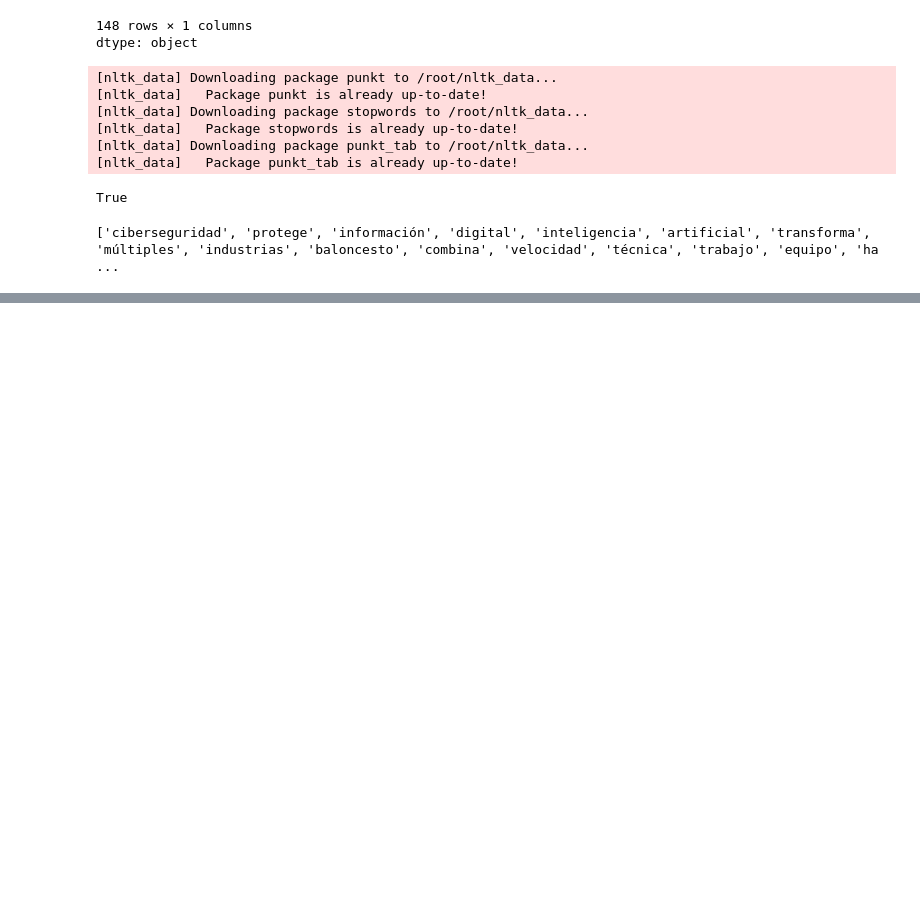
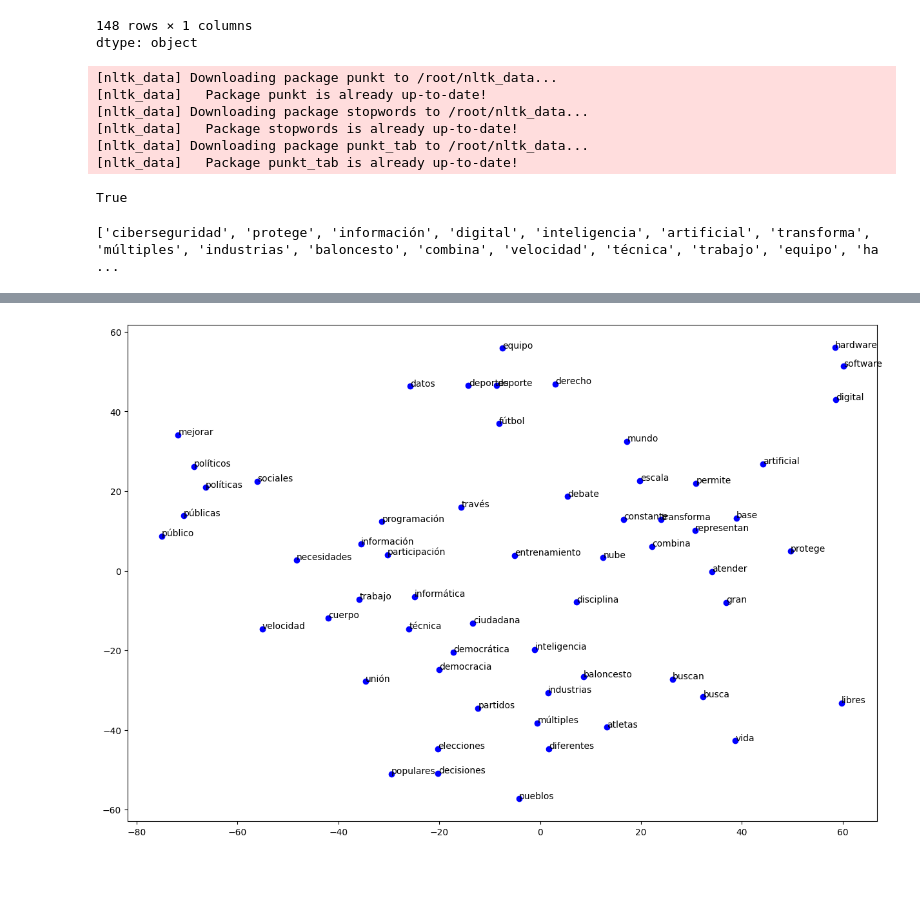
Before and after one commit to LailaBulh/Procesamiento_Lenguaje_Natural, a Jupyter notebook: Embeddings.ipynb, the cells around one changed output, grey strips where cells are left out. Saved outputs shown, nothing was run; the diff lists cells and outputs as text; code cells hidden in the pictures; blank space fills up the shorter version.

```diff
--- a/Embeddings.ipynb
+++ b/Embeddings.ipynb
@@ -106,0 +155,8 @@ print(tokens_filtrados)
+# %%
+tokens_unicos = list()
+
+for palabra in frecuencia:
+  if palabra not in tokens_unicos:
+    tokens_unicos.append(palabra)
+
+#print(f'Tokens únicos: {tokens_unicos}')
@@ -106,0 +165,5 @@ print(tokens_filtrados)
+# %%
+### Filtrar palabras que estén en el vocabulario del modelo
+
+palabras_filtradas = [p for p in tokens_unicos if p in model.key_to_index]
+print(f'Palabras dentro del modelo: {palabras_filtradas}')
@@ -106,0 +172,6 @@ print(tokens_filtrados)
+# %%
+### Obtener embeddings
+X = np.array([model[p] for p in palabras_filtradas])
+
+print(X.shape)
+print(X[0])
@@ -106,0 +198,8 @@ print(tokens_filtrados)
+# %%
+### Reducción de dimensionalidad con t-SNE
+
+tsne = TSNE(n_components= 2, random_state= 42, perplexity= 5, init= 'pca')
+X_2d = tsne.fit_transform(X)
+
+print(X_2d.shape)
+print(X_2d)
@@ -106,0 +224,14 @@ print(tokens_filtrados)
+# %%
+### Crear visualización
+
+plt.figure(figsize= (15,10))
+for i, palabra in enumerate(palabras_filtradas):
+  x, y = X_2d[i, 0], X_2d[i, 1]
+  plt.scatter(x, y, c= 'blue')
+  plt.text(x+0.05, y+0.05, palabra, fontsize= 10)
+
+plt.show()
+# %% [output]
+[figure, added]
+# %% [markdown]
+###
```
Also changed, not shown: parts of 13 cells of this notebook.
